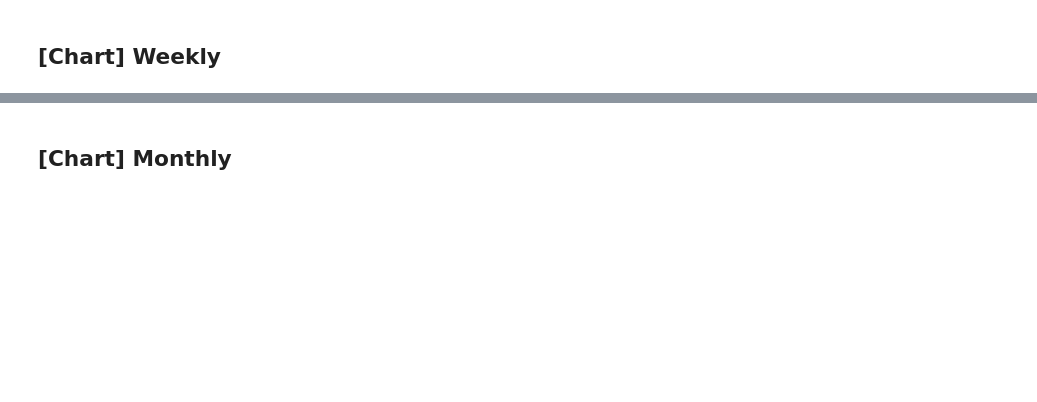
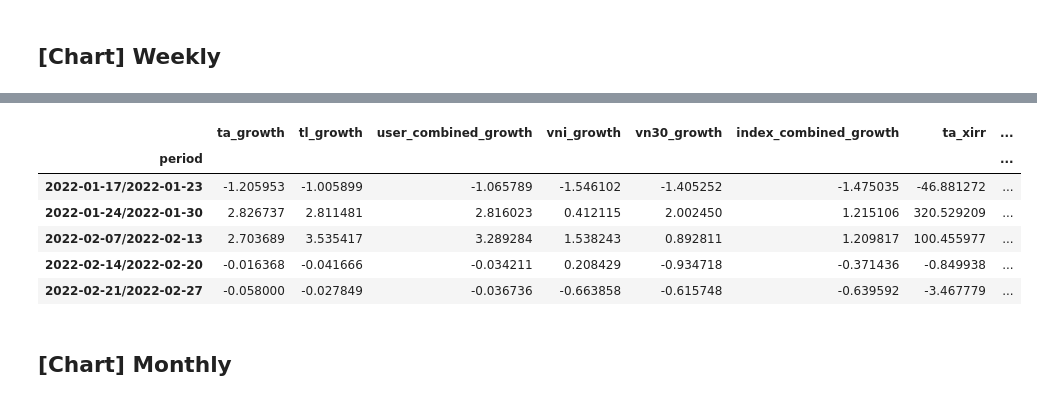
Before and after one commit to anhtuan23/stock_tracker, a Jupyter notebook: tracker.ipynb, the cells around one changed output, grey strips where cells are left out. Saved outputs shown, nothing was run; the diff lists cells and outputs as text; code cells hidden in the pictures; blank space fills up the shorter version.

```diff
--- a/tracker.ipynb
+++ b/tracker.ipynb
@@ -1047,3 +1047,13 @@ plot_growth_xirr(weekly_df, "Weekly")
+# %%
+weekly_df.tail()
+# %% [output]
+|  | ta_growth | tl_growth | user_combined_growth | vni_growth | vn30_growth | index_combined_growth | ta_xirr | ... |
+| period |  |  |  |  |  |  |  | ... |
+| 2022-01-17/2022-01-23 | -1.205953 | -1.005899 | -1.065789 | -1.546102 | -1.405252 | -1.475035 | -46.881272 | ... |
+| 2022-01-24/2022-01-30 | 2.826737 | 2.811481 | 2.816023 | 0.412115 | 2.002450 | 1.215106 | 320.529209 | ... |
+| 2022-02-07/2022-02-13 | 2.703689 | 3.535417 | 3.289284 | 1.538243 | 0.892811 | 1.209817 | 100.455977 | ... |
+| 2022-02-14/2022-02-20 | -0.016368 | -0.041666 | -0.034211 | 0.208429 | -0.934718 | -0.371436 | -0.849938 | ... |
+| 2022-02-21/2022-02-27 | -0.058000 | -0.027849 | -0.036736 | -0.663858 | -0.615748 | -0.639592 | -3.467779 | ... |
 # %% [markdown]
 ## [Chart] Monthly
 # %%
```
Also changed, not shown: parts of 21 cells of this notebook, 1 other file.
